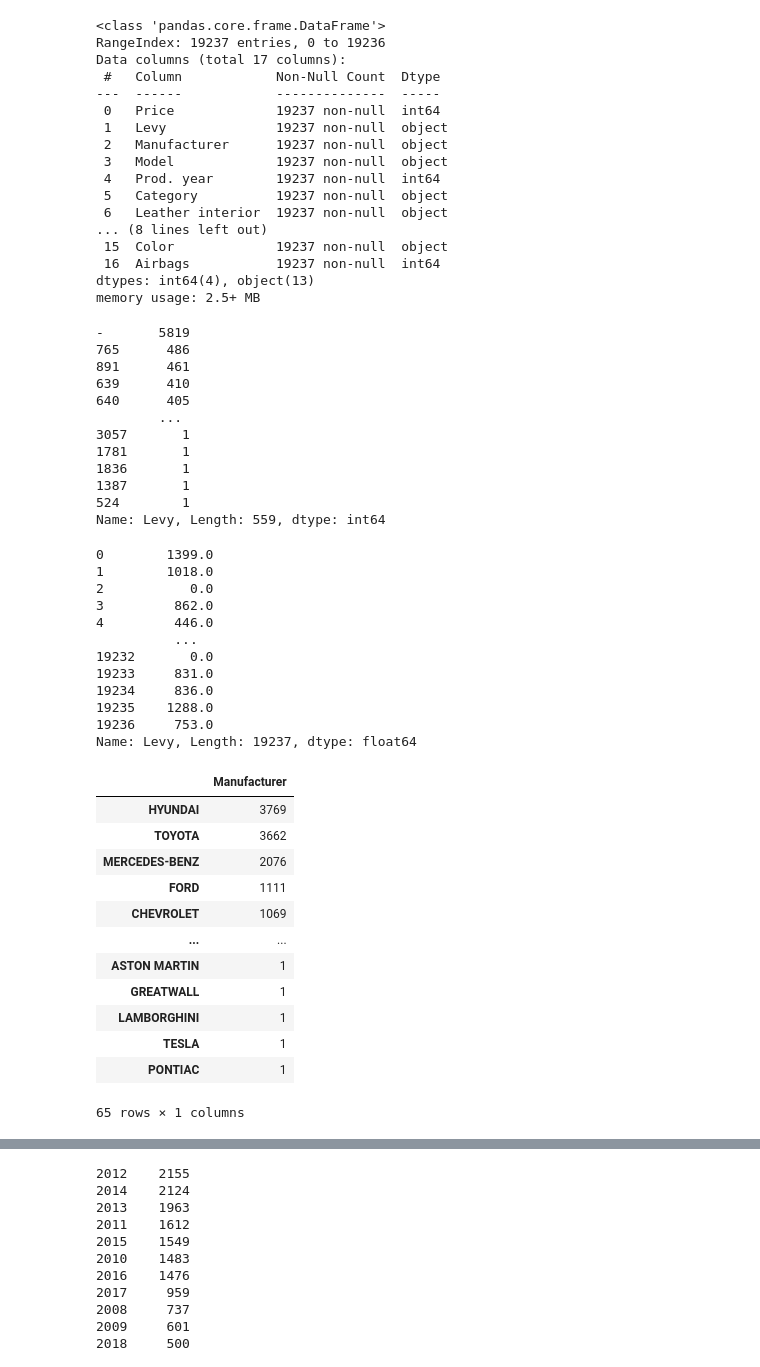
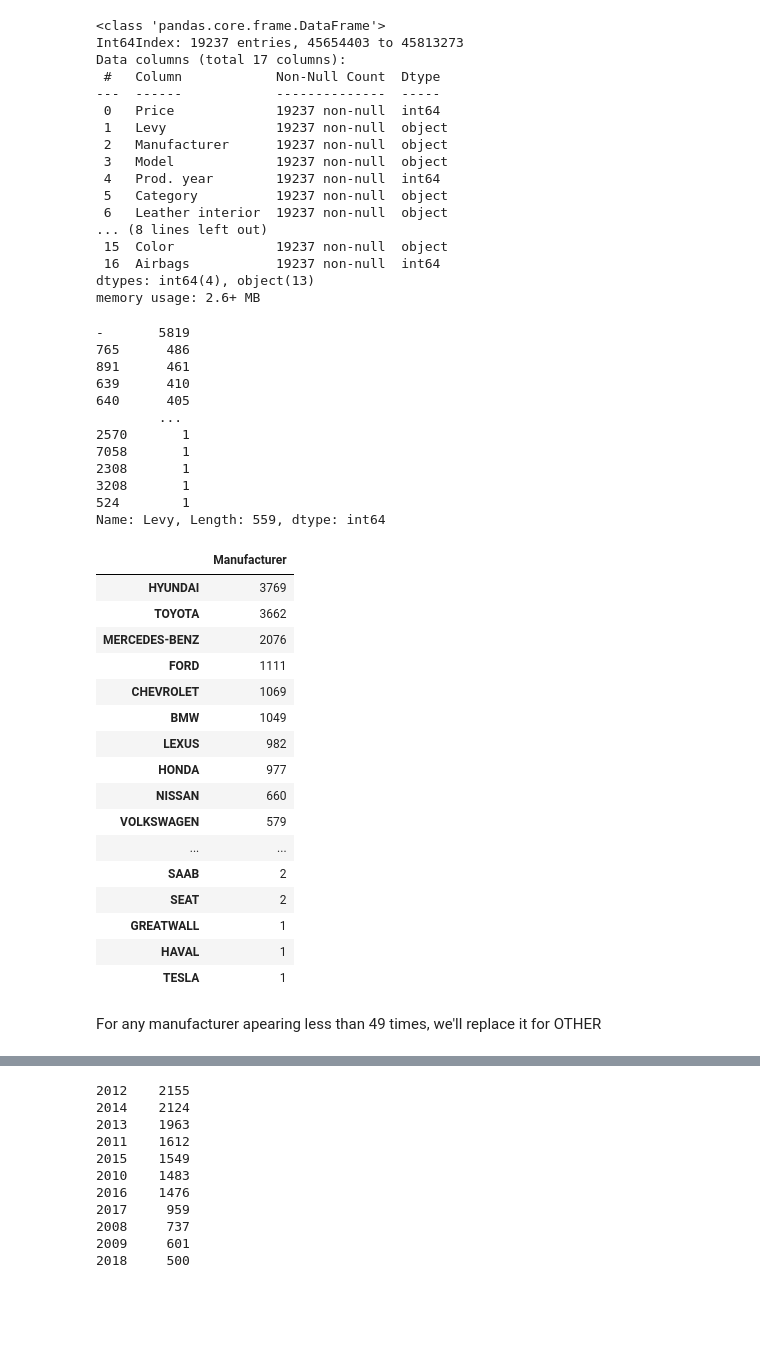
Before and after one commit to omunozsanchezdeloitte/Capstone---Group-3, a Jupyter notebook: Untitled.ipynb, the cells around one changed output, grey strips where cells are left out. Cells and saved outputs as stored; diff of their text form; code cells hidden in the pictures; blank space fills up the shorter version.

```diff
--- a/Untitled.ipynb
+++ b/Untitled.ipynb
@@ -5,4 +6,4 @@ import pandas as pd
 # %%
-df = pd.read_csv('db3.csv')
+df = pd.read_csv('db3.csv',index_col=0)
 df.head()
 # %% [output]
@@ -15,2 +16,0 @@ df.head()
-# %%
-df.drop(columns='ID',inplace=True)
@@ -27,7 +18,7 @@ df.head()
 df.info()
 # %% [output]
 <class 'pandas.core.frame.DataFrame'>
-RangeIndex: 19237 entries, 0 to 19236
+Int64Index: 19237 entries, 45654403 to 45813273
 Data columns (total 17 columns):
  #   Column            Non-Null Count  Dtype
 ---  ------            --------------  -----
@@ -42,7 +33,7 @@ Data columns (total 17 columns):
  15  Color             19237 non-null  object
  16  Airbags           19237 non-null  int64
 dtypes: int64(4), object(13)
-memory usage: 2.5+ MB
+memory usage: 2.6+ MB
 # %%
 df['Levy'].value_counts()
 # %% [output]
@@ -52,43 +43,36 @@ df['Levy'].value_counts()
 639      410
 640      405
         ...
-3057       1
-1781       1
-1836       1
-1387       1
+2570       1
+7058       1
+2308       1
+3208       1
 524        1
 Name: Levy, Length: 559, dtype: int64
 # %%
 df['Levy'].replace(to_replace='-',value=0,inplace=True)
 # %%
-df['Levy'].astype('float64')
+df['Levy'] = df['Levy'].astype('float64')
-# %% [output]
-0        1399.0
-1        1018.0
-2           0.0
-3         862.0
-4         446.0
-          ...
-19232       0.0
-19233     831.0
-19234     836.0
-19235    1288.0
-19236     753.0
-Name: Levy, Length: 19237, dtype: float64
 # %%
-pd.DataFrame(df['Manufacturer'].str.upper().value_counts())
+pd.DataFrame(df['Manufacturer'].str.upper().value_counts()).head(60)
 # %% [output]
 |  | Manufacturer |
 | HYUNDAI | 3769 |
 | TOYOTA | 3662 |
 | MERCEDES-BENZ | 2076 |
 | FORD | 1111 |
 | CHEVROLET | 1069 |
+| BMW | 1049 |
+| LEXUS | 982 |
+| HONDA | 977 |
+| NISSAN | 660 |
+| VOLKSWAGEN | 579 |
 | ... | ... |
-| ASTON MARTIN | 1 |
+| SAAB | 2 |
+| SEAT | 2 |
 | GREATWALL | 1 |
-| LAMBORGHINI | 1 |
+| HAVAL | 1 |
 | TESLA | 1 |
-| PONTIAC | 1 |
-65 rows × 1 columns
+# %% [markdown]
+For any manufacturer apearing less than 49 times, we'll replace it for OTHER
 # %%
```
Also changed, not shown: parts of 89 cells of this notebook.
